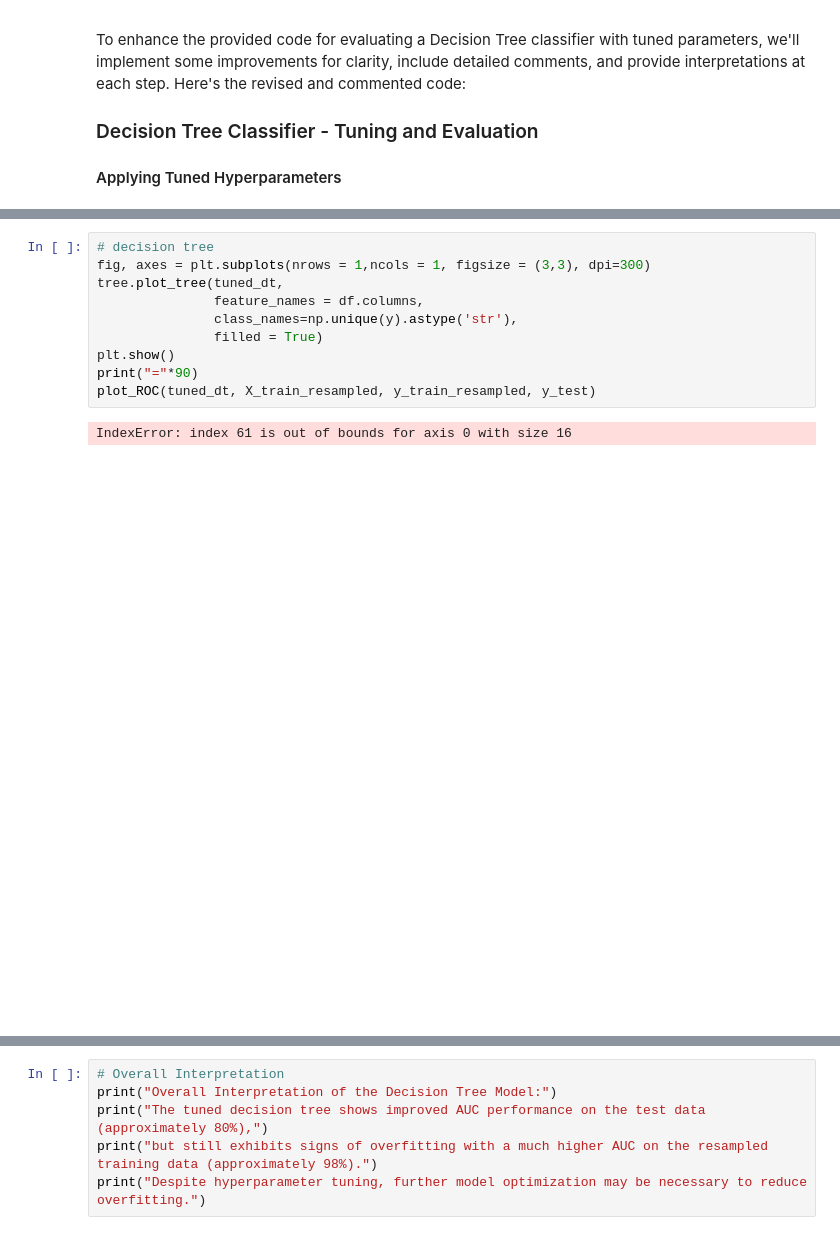
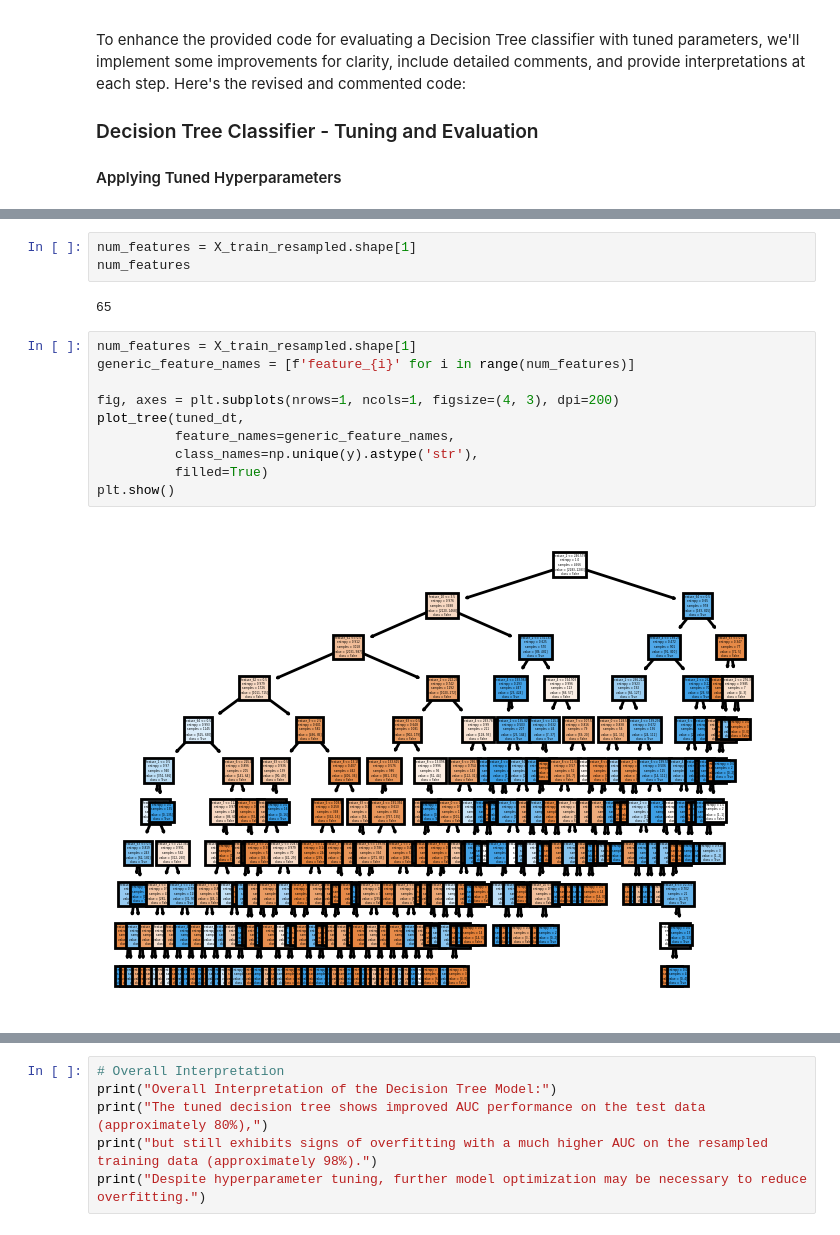
Before and after one commit to KPaul404/DSC_Phase_3_Project, a Jupyter notebook: index.ipynb, the cells around one changed output, grey strips where cells are left out. Cells and saved outputs as stored; diff of their text form.

```diff
--- a/index.ipynb
+++ b/index.ipynb
@@ -1296,17 +1316,21 @@ Classification Report for Resampled Train Data:
 weighted avg       0.92      0.92      0.92      4566
 
 ==========================================================================================
+# %%
+num_features = X_train_resampled.shape[1]
+num_features
+# %% [output]
+65
 # %%
-# decision tree
-fig, axes = plt.subplots(nrows = 1,ncols = 1, figsize = (3,3), dpi=300)
-tree.plot_tree(tuned_dt,
-               feature_names = df.columns,
-               class_names=np.unique(y).astype('str'),
-               filled = True)
+num_features = X_train_resampled.shape[1]
+generic_feature_names = [f'feature_{i}' for i in range(num_features)]
+
+fig, axes = plt.subplots(nrows=1, ncols=1, figsize=(4, 3), dpi=200)
+plot_tree(tuned_dt,
+          feature_names=generic_feature_names,
+          class_names=np.unique(y).astype('str'),
+          filled=True)
 plt.show()
-print("="*90)
-plot_ROC(tuned_dt, X_train_resampled, y_train_resampled, y_test)
 # %% [output]
-IndexError: index 61 is out of bounds for axis 0 with size 16
-[figure, old version]
+[figure, new version]
 # %%
```
Also changed, not shown: parts of 32 cells of this notebook, 1 other file.
